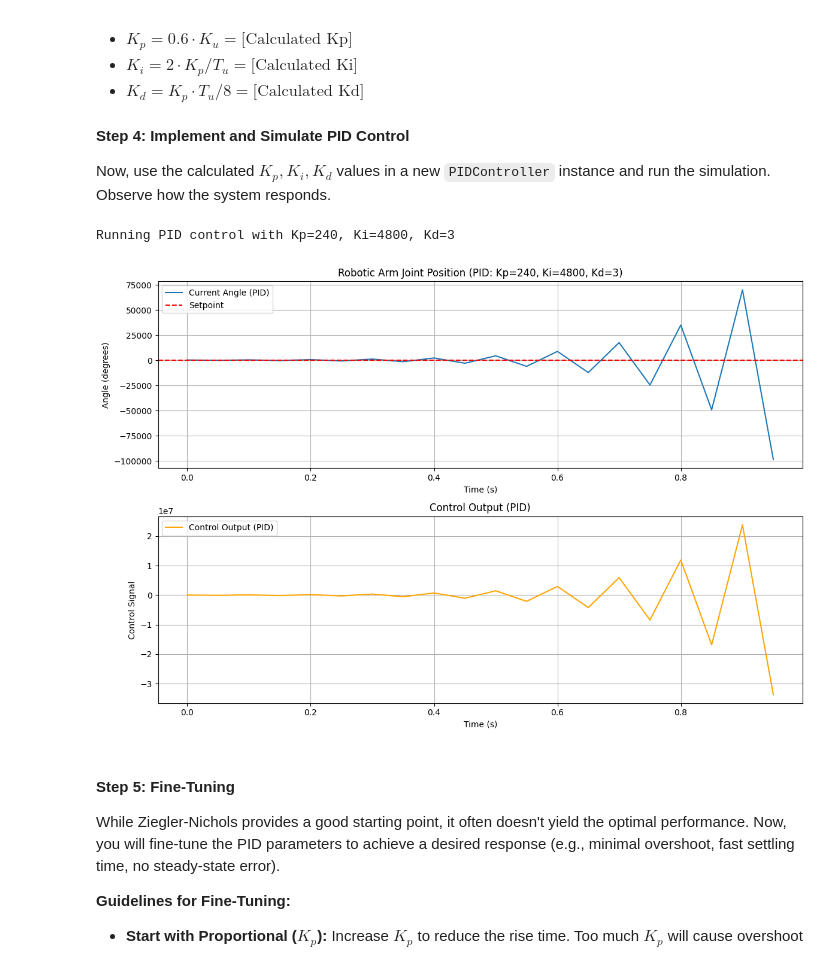
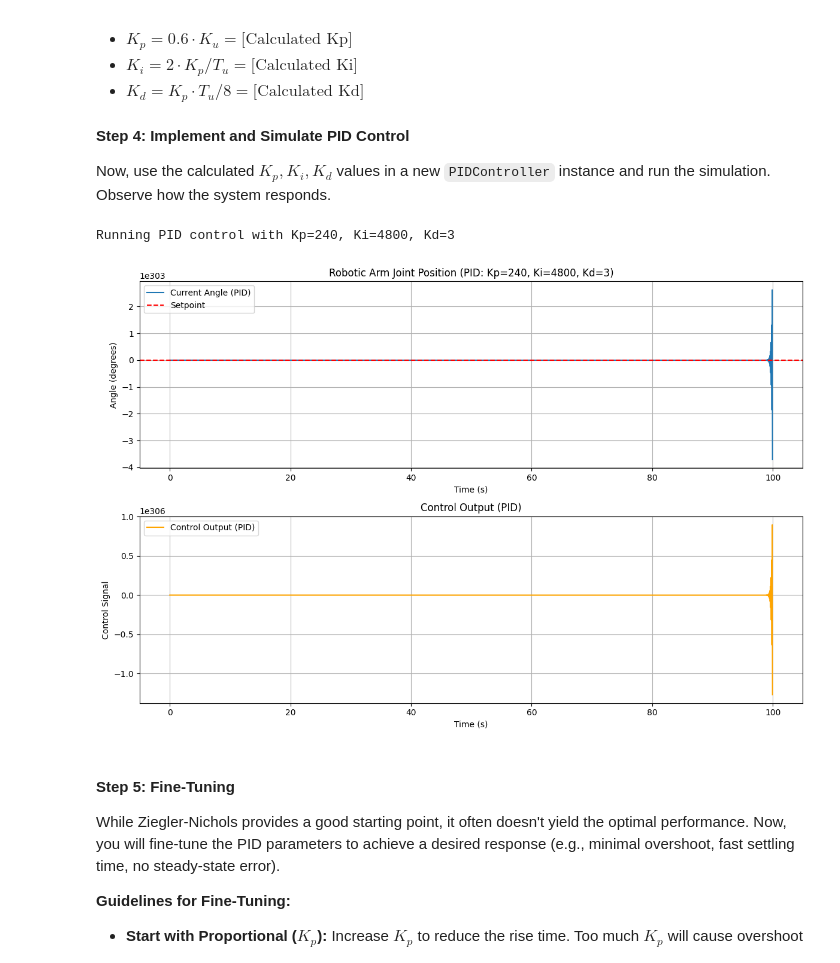
Before and after one commit to rashmikanaveen/ROS2-Jazzy-Tutorials, a Jupyter notebook: Robot_Arm_PID.ipynb, the cells around one changed output. Saved outputs shown, nothing was run; the diff lists cells and outputs as text; code cells hidden in the pictures.

```diff
--- a/Robot_Arm_PID.ipynb
+++ b/Robot_Arm_PID.ipynb
@@ -147,7 +147,7 @@ Run the simulation with increasing $K_p$ values to observe the system's behavior
 # %%
 # Simulation Parameters
 dt = 0.05  # Time step (seconds)
-simulation_time = 1  # Total simulation time (seconds)
+simulation_time = 100  # Total simulation time (seconds)
 num_steps = int(simulation_time / dt)
 
 setpoint_angle = 90  # Desired angle in degrees
@@ -246,17 +246,18 @@ Using your determined $K_u$ and $T_u$, calculate the PID parameters for a PID co
 
 Now, use the calculated $K_p, K_i, K_d$ values in a new `PIDController` instance and run the simulation. Observe how the system responds.
 # %%
+
+
 # Simulation Parameters (re-initialize for new run)
 current_angle = initial_angle
 angles_pid = []
 errors_pid = []
 control_outputs_pid = []
-Ku=400
-Tu=0.1
+
 # --- PID control with Ziegler-Nichols parameters ---
 # **STUDENT: Replace with your calculated Ziegler-Nichols values**
 Kp_zn = 240 # Example value, replace with your calculated Kp
-Ki_zn = 4800# Example value, replace with your calculated Ki
+Ki_zn = 4800 # Example value, replace with your calculated Ki
 Kd_zn = 3 # Example value, replace with your calculated Kd
 
 pid_controller_zn = PIDController(Kp_zn, Ki_zn, Kd_zn, dt)
@@ -268,34 +269,34 @@ for i in range(num_steps):
     current_angle = robotic_arm_joint_model(current_angle, control_signal, dt)
 
     angles_pid.append(current_angle)
     errors_pid.append(setpoint_angle - current_angle)
     control_outputs_pid.append(control_signal)
 
 # Plotting the results for PID control
 plt.figure(figsize=(12, 8))
 
 plt.subplot(2, 1, 1)
 plt.plot(np.arange(num_steps) * dt, angles_pid, label='Current Angle (PID)')
 plt.axhline(y=setpoint_angle, color='r', linestyle='--', label='Setpoint')
 plt.title(f'Robotic Arm Joint Position (PID: Kp={Kp_zn}, Ki={Ki_zn}, Kd={Kd_zn})')
 plt.xlabel('Time (s)')
 plt.ylabel('Angle (degrees)')
 plt.grid(True)
 plt.legend()
 
 plt.subplot(2, 1, 2)
 plt.plot(np.arange(num_steps) * dt, control_outputs_pid, label='Control Output (PID)', color='orange')
 plt.title('Control Output (PID)')
 plt.xlabel('Time (s)')
 plt.ylabel('Control Signal')
 plt.grid(True)
 plt.legend()
 
 plt.tight_layout()
 plt.show()
 # %% [output]
 Running PID control with Kp=240, Ki=4800, Kd=3
-[figure, old version]
+[figure, new version]
 # %% [markdown]
 #### **Step 5: Fine-Tuning**
 
```
Also changed, not shown: parts of 2 cells of this notebook.
